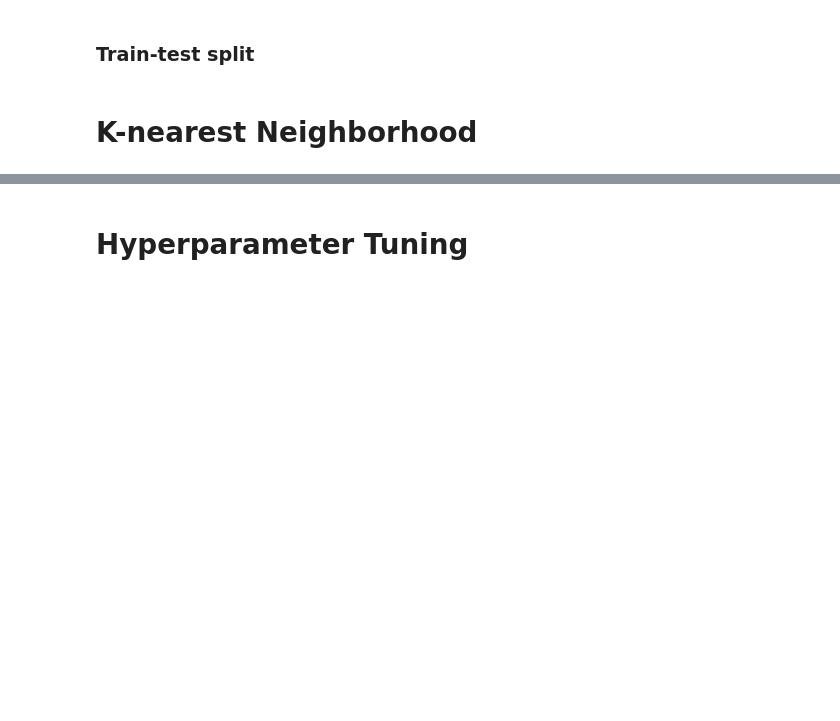
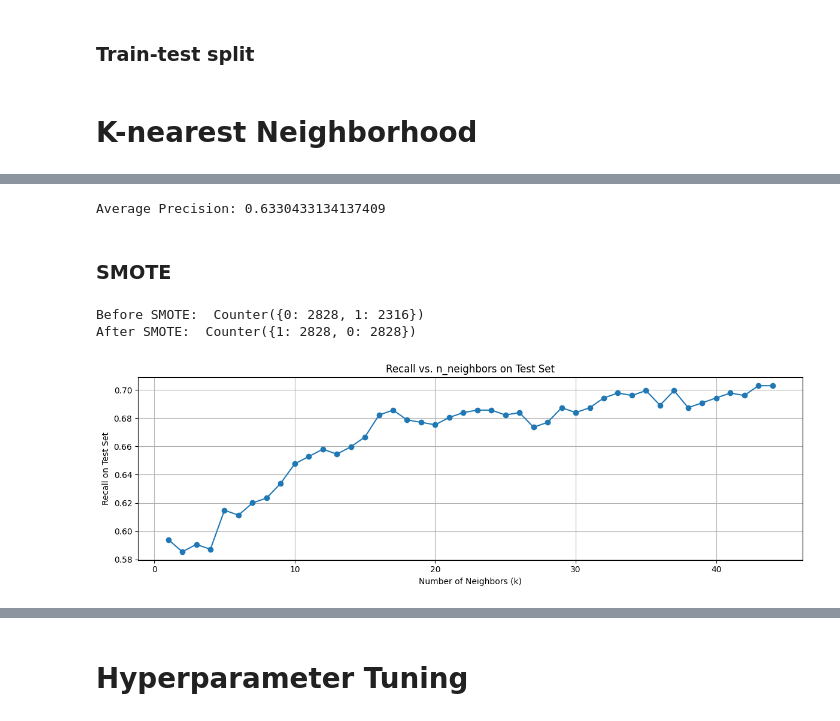
Before and after one commit to deepakbastola/malnutrition, a Jupyter notebook: models/knn.ipynb, the cells around one changed output, grey strips where cells are left out. Saved outputs shown, nothing was run; the diff lists cells and outputs as text; code cells hidden in the pictures; blank space fills up the shorter version.

```diff
--- a/models/knn.ipynb
+++ b/models/knn.ipynb
@@ -24,20 +27,3 @@ y = df2['malnurished']
 X_train, X_test, y_train, y_test = train_test_split(X, y, test_size = 0.2, stratify = y, random_state=42)
 # %% [markdown]
 # K-nearest Neighborhood
-# %%
-recalls = []
-
-for k in range(1, 37):
-    knn = KNeighborsClassifier(n_neighbors=k, weights='distance')
-    knn.fit(X_train, y_train)
-    y_pred = knn.predict(X_test)
-    recalls.append(recall_score(y_test, y_pred))
-
-plt.figure(figsize=(12, 4))
-plt.plot(range(1, 37), recalls, marker='o')
-plt.xlabel("Number of Neighbors (k)")
-plt.ylabel("Recall on Test Set")
-plt.title("Recall vs. n_neighbors on Test Set")
-plt.grid()
-plt.tight_layout()
-plt.show()
@@ -75,0 +50,34 @@ AttributeError: Line2D.set() got an unexpected keyword argument 'despine'
+# %%
+y_probas = knn.predict_proba(X_test)[:, 1]
+print(f'Average Precision: {average_precision_score(y_test, y_probas)}')
+# %% [output]
+Average Precision: 0.6330433134137409
+# %% [markdown]
+### SMOTE
+# %%
+sm = SMOTE(random_state=42)
+X_train_sm, y_train_sm = sm.fit_resample(X_train, y_train)
+print('Before SMOTE: ', Counter(y_train))
+print('After SMOTE: ', Counter(y_train_sm))
+# %% [output]
+Before SMOTE:  Counter({0: 2828, 1: 2316})
+After SMOTE:  Counter({1: 2828, 0: 2828})
+# %%
+recalls = []
+
+for k in range(1, 45):
+    knn = KNeighborsClassifier(n_neighbors=k, weights='distance')
+    knn.fit(X_train_sm, y_train_sm)
+    y_pred = knn.predict(X_test)
+    recalls.append(recall_score(y_test, y_pred))
+
+plt.figure(figsize=(12, 4))
+plt.plot(range(1, 45), recalls, marker='o')
+plt.xlabel("Number of Neighbors (k)")
+plt.ylabel("Recall on Test Set")
+plt.title("Recall vs. n_neighbors on Test Set")
+plt.grid()
+plt.tight_layout()
+plt.show()
+# %% [output]
+[figure, added]
```
Also changed, not shown: parts of 23 cells of this notebook, 1 other file.
